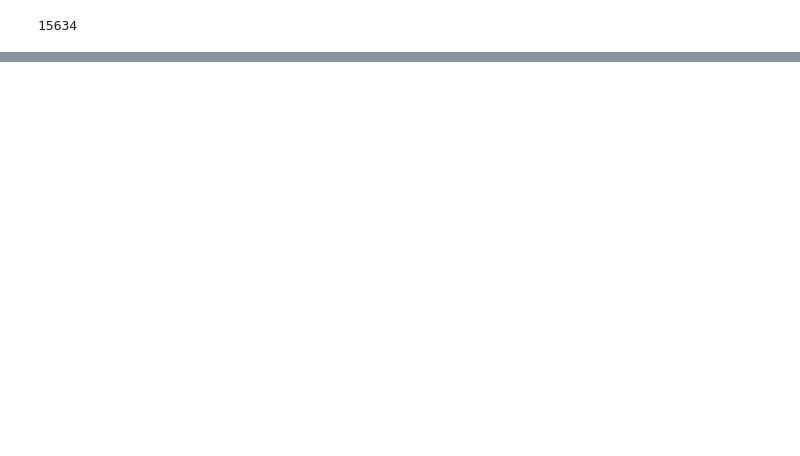
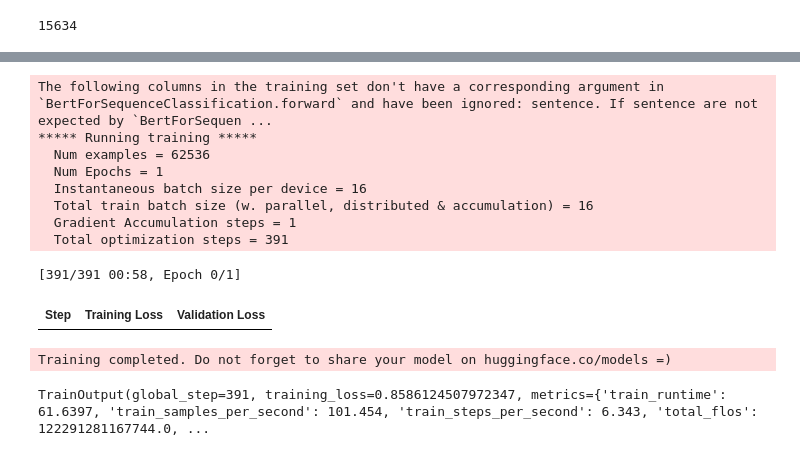
Before and after one commit to ncirar/diploma, a Jupyter notebook: Code/HateSpeech/Hate_speech_analysis.ipynb, the cells around one changed output, grey strips where cells are left out. Saved outputs shown, nothing was run; the diff lists cells and outputs as text; code cells hidden in the pictures; blank space fills up the shorter version.

Commit message:
Trained models for 1 epoch, ran out of RAM

```diff
--- a/Code/HateSpeech/Hate_speech_analysis.ipynb
+++ b/Code/HateSpeech/Hate_speech_analysis.ipynb
@@ -100,0 +102,5 @@ TypeError: ignored
+# %%
+model = AutoModelForSequenceClassification.from_pretrained(
+    'EMBEDDIA/crosloengual-bert',
+    num_labels=4
+)
@@ -100,0 +113,42 @@ TypeError: ignored
+# %%
+args = TrainingArguments(
+    "tweet-hatespeech",
+    evaluation_strategy = "steps",
+    learning_rate=2e-5,
+    per_device_train_batch_size=16,
+    per_device_eval_batch_size=16,
+    num_train_epochs=0.1,
+    weight_decay=0.01,
+    load_best_model_at_end=True,
+    metric_for_best_model='accuracy',
+    )
+# %%
+def compute_metrics(eval_pred):
+    predictions, labels = eval_pred
+    predictions = np.argmax(predictions, axis=1)
+    return metric.compute(predictions=predictions, references=labels)
+# %%
+trainer = Trainer(
+    model=model,
+    args=args,
+    train_dataset=encoded_dataset["train"],
+    eval_dataset=encoded_dataset["test"],
+    tokenizer=tokenizer,
+    compute_metrics=compute_metrics,
+    data_collator=None,
+    )
+# %%
+trainer.train()
+# %% [output]
+The following columns in the training set don't have a corresponding argument in `BertForSequenceClassification.forward` and have been ignored: sentence. If sentence are not expected by `BertForSequen ...
+***** Running training *****
+  Num examples = 62536
+  Num Epochs = 1
+  Instantaneous batch size per device = 16
+  Total train batch size (w. parallel, distributed & accumulation) = 16
+  Gradient Accumulation steps = 1
+  Total optimization steps = 391
+[391/391 00:58, Epoch 0/1]
+| Step | Training Loss | Validation Loss |
+Training completed. Do not forget to share your model on huggingface.co/models =)
+TrainOutput(global_step=391, training_loss=0.8586124507972347, metrics={'train_runtime': 61.6397, 'train_samples_per_second': 101.454, 'train_steps_per_second': 6.343, 'total_flos': 122291281167744.0, ...
```
Also changed, not shown: parts of 14 cells of this notebook, 12 other files.
